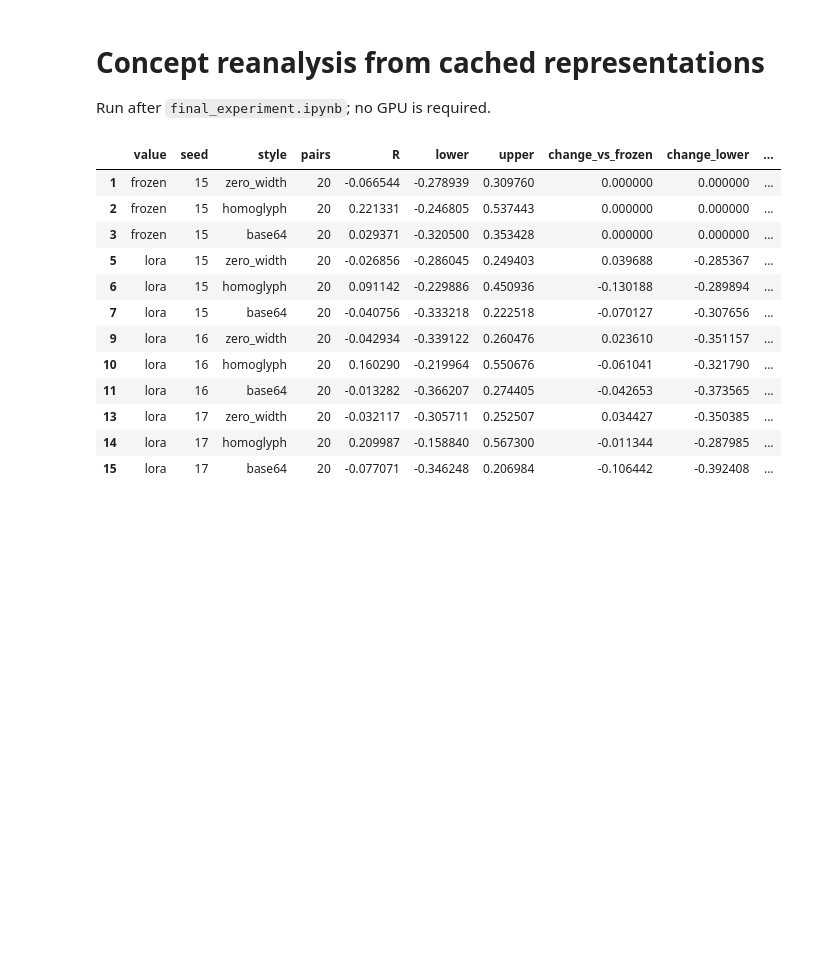
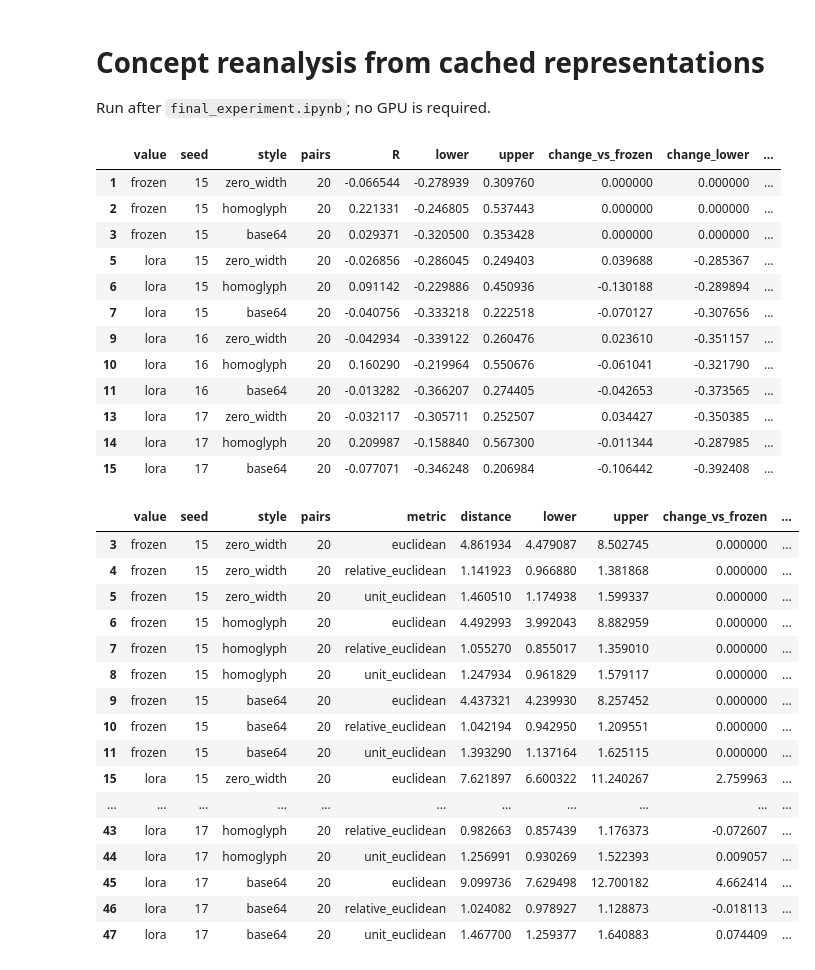
Before and after one commit to hungqbui/security_anaylytics_project, a Jupyter notebook: concept_reanalysis.ipynb, the cells around one changed output. Cells and saved outputs as stored; diff of their text form; code cells hidden in the pictures; blank space fills up the shorter version.

Commit message:
Check Euclidean concept distances using cached representations

```diff
--- a/concept_reanalysis.ipynb
+++ b/concept_reanalysis.ipynb
@@ -11,6 +11,9 @@ pairs = pd.read_csv("random_concept_pairs.csv")
 rows = []
 frozen_values = {}
 frozen_bootstrap = {}
+distance_rows = []
+frozen_distances = {}
+frozen_distance_bootstrap = {}
 
 # Independent class draws within each dataset, shared across conditions/models.
 rng = np.random.default_rng(15)
@@ -25,6 +28,16 @@ def cosine(first, second):
     denominator = np.linalg.norm(first, axis=-1) * np.linalg.norm(second, axis=-1)
     return np.where(denominator > 1e-8,
         (first * second).sum(axis=-1) / np.maximum(denominator, 1e-8), np.nan)
+
+def concept_distances(first, second):
+    first_norm = np.linalg.norm(first, axis=-1)
+    second_norm = np.linalg.norm(second, axis=-1)
+    raw = np.linalg.norm(second - first, axis=-1)
+    first_unit = first / np.maximum(first_norm[..., None], 1e-8)
+    second_unit = second / np.maximum(second_norm[..., None], 1e-8)
+    return {"euclidean": raw,
+            "relative_euclidean": raw / np.maximum(first_norm, 1e-8),
+            "unit_euclidean": np.linalg.norm(second_unit - first_unit, axis=-1)}
 
 def vectors(frame, draws=None):
     injections = frame.loc[pairs.injection_row_id].to_numpy(dtype=np.float64)
@@ -46,35 +59,76 @@ for method, seed in [("frozen", 15), ("lora", 15), ("lora", 16), ("lora", 17)]:
         for style, frame in conditions.items():
             changed = vectors(frame)
             changed_bootstrap = vectors(frame, (injection_draws, benign_draws))
+            distances = concept_distances(clean, changed)
+            bootstrap_distances = concept_distances(clean_bootstrap, changed_bootstrap)
+            for metric, estimate in distances.items():
+                key = (style, metric)
+                samples = bootstrap_distances[metric]
+                if method == "frozen":
+                    frozen_distances[key] = float(estimate)
+                    frozen_distance_bootstrap[key] = samples
+                lower_distance, upper_distance = np.percentile(samples, [2.5, 97.5])
+                distance_change = float(estimate) - frozen_distances[key]
+                change_samples = samples - frozen_distance_bootstrap[key]
+                lower_change, upper_change = np.percentile(change_samples, [2.5, 97.5])
+                distance_rows.append({"value": method, "seed": seed, "style": style,
+                    "pairs": len(pairs), "metric": metric, "distance": float(estimate),
+                    "lower": lower_distance, "upper": upper_distance,
+                    "change_vs_frozen": distance_change,
+                    "change_lower": lower_change, "change_upper": upper_change})
             similarity = float(cosine(clean, changed))
             bootstrap = cosine(clean_bootstrap, changed_bootstrap)
             if method == "frozen":
                 frozen_values[style] = similarity
                 frozen_bootstrap[style] = bootstrap
             lower, upper = np.nanpercentile(bootstrap, [2.5, 97.5])
             difference_bootstrap = bootstrap - frozen_bootstrap[style]
             change_lower, change_upper = np.nanpercentile(difference_bootstrap, [2.5, 97.5])
             rows.append({"value": method, "seed": seed, "style": style, "pairs": len(pairs),
                 "R": similarity, "lower": lower, "upper": upper,
                 "change_vs_frozen": similarity - frozen_values[style],
                 "change_lower": change_lower, "change_upper": change_upper,
                 "clean_concept_norm": np.linalg.norm(clean),
                 "perturbed_concept_norm": np.linalg.norm(changed),
                 "undefined_bootstrap_samples": int(np.isnan(bootstrap).sum())})
 results = pd.DataFrame(rows)
 results.to_csv("random_concept_robustness.csv", index=False)
 display(results[results["style"].ne("clean")])
+
+# Lower distance indicates greater clean/perturbed similarity; raw values include scale.
+distance_results = pd.DataFrame(distance_rows)
+distance_results.to_csv("random_concept_distances.csv", index=False)
+display(distance_results[distance_results["style"].ne("clean")])
+unit_results = distance_results[distance_results.metric.eq("unit_euclidean")].reset_index(drop=True)
+assert np.allclose(unit_results.distance, np.sqrt(np.maximum(0, 2 - 2 * results.R)), atol=1e-7)
 # %% [output]
 |  | value | seed | style | pairs | R | lower | upper | change_vs_frozen | change_lower | ... |
 | 1 | frozen | 15 | zero_width | 20 | -0.066544 | -0.278939 | 0.309760 | 0.000000 | 0.000000 | ... |
 | 2 | frozen | 15 | homoglyph | 20 | 0.221331 | -0.246805 | 0.537443 | 0.000000 | 0.000000 | ... |
 | 3 | frozen | 15 | base64 | 20 | 0.029371 | -0.320500 | 0.353428 | 0.000000 | 0.000000 | ... |
 | 5 | lora | 15 | zero_width | 20 | -0.026856 | -0.286045 | 0.249403 | 0.039688 | -0.285367 | ... |
 | 6 | lora | 15 | homoglyph | 20 | 0.091142 | -0.229886 | 0.450936 | -0.130188 | -0.289894 | ... |
 | 7 | lora | 15 | base64 | 20 | -0.040756 | -0.333218 | 0.222518 | -0.070127 | -0.307656 | ... |
 | 9 | lora | 16 | zero_width | 20 | -0.042934 | -0.339122 | 0.260476 | 0.023610 | -0.351157 | ... |
 | 10 | lora | 16 | homoglyph | 20 | 0.160290 | -0.219964 | 0.550676 | -0.061041 | -0.321790 | ... |
 | 11 | lora | 16 | base64 | 20 | -0.013282 | -0.366207 | 0.274405 | -0.042653 | -0.373565 | ... |
 | 13 | lora | 17 | zero_width | 20 | -0.032117 | -0.305711 | 0.252507 | 0.034427 | -0.350385 | ... |
 | 14 | lora | 17 | homoglyph | 20 | 0.209987 | -0.158840 | 0.567300 | -0.011344 | -0.287985 | ... |
 | 15 | lora | 17 | base64 | 20 | -0.077071 | -0.346248 | 0.206984 | -0.106442 | -0.392408 | ... |
+|  | value | seed | style | pairs | metric | distance | lower | upper | change_vs_frozen | ... |
+| 3 | frozen | 15 | zero_width | 20 | euclidean | 4.861934 | 4.479087 | 8.502745 | 0.000000 | ... |
+| 4 | frozen | 15 | zero_width | 20 | relative_euclidean | 1.141923 | 0.966880 | 1.381868 | 0.000000 | ... |
+| 5 | frozen | 15 | zero_width | 20 | unit_euclidean | 1.460510 | 1.174938 | 1.599337 | 0.000000 | ... |
+| 6 | frozen | 15 | homoglyph | 20 | euclidean | 4.492993 | 3.992043 | 8.882959 | 0.000000 | ... |
+| 7 | frozen | 15 | homoglyph | 20 | relative_euclidean | 1.055270 | 0.855017 | 1.359010 | 0.000000 | ... |
+| 8 | frozen | 15 | homoglyph | 20 | unit_euclidean | 1.247934 | 0.961829 | 1.579117 | 0.000000 | ... |
+| 9 | frozen | 15 | base64 | 20 | euclidean | 4.437321 | 4.239930 | 8.257452 | 0.000000 | ... |
+| 10 | frozen | 15 | base64 | 20 | relative_euclidean | 1.042194 | 0.942950 | 1.209551 | 0.000000 | ... |
+| 11 | frozen | 15 | base64 | 20 | unit_euclidean | 1.393290 | 1.137164 | 1.625115 | 0.000000 | ... |
+| 15 | lora | 15 | zero_width | 20 | euclidean | 7.621897 | 6.600322 | 11.240267 | 2.759963 | ... |
+| ... | ... | ... | ... | ... | ... | ... | ... | ... | ... | ... |
+| 43 | lora | 17 | homoglyph | 20 | relative_euclidean | 0.982663 | 0.857439 | 1.176373 | -0.072607 | ... |
+| 44 | lora | 17 | homoglyph | 20 | unit_euclidean | 1.256991 | 0.930269 | 1.522393 | 0.009057 | ... |
+| 45 | lora | 17 | base64 | 20 | euclidean | 9.099736 | 7.629498 | 12.700182 | 4.662414 | ... |
+| 46 | lora | 17 | base64 | 20 | relative_euclidean | 1.024082 | 0.978927 | 1.128873 | -0.018113 | ... |
+| 47 | lora | 17 | base64 | 20 | unit_euclidean | 1.467700 | 1.259377 | 1.640883 | 0.074409 | ... |
```
Also changed, not shown: 2 other files.
